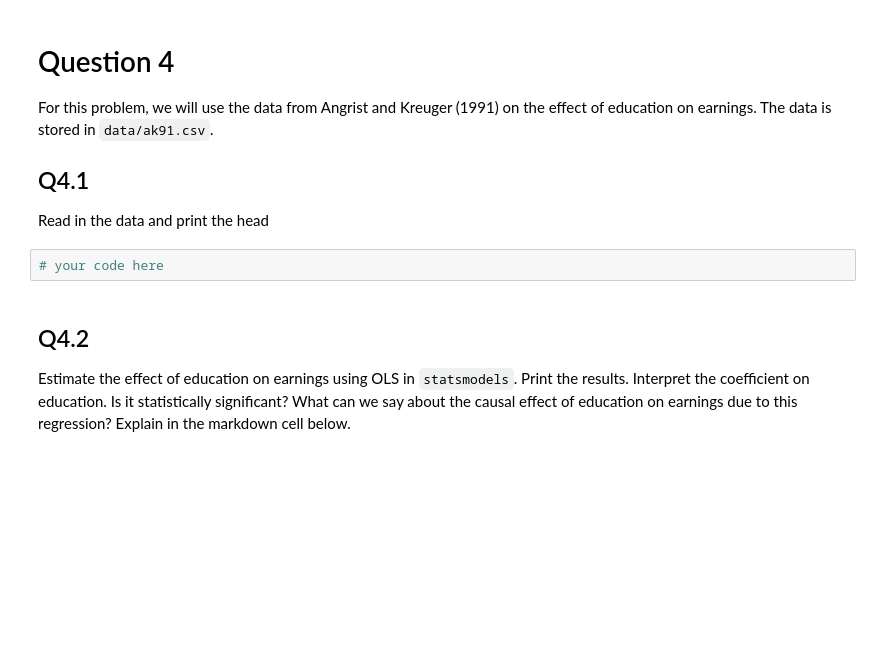
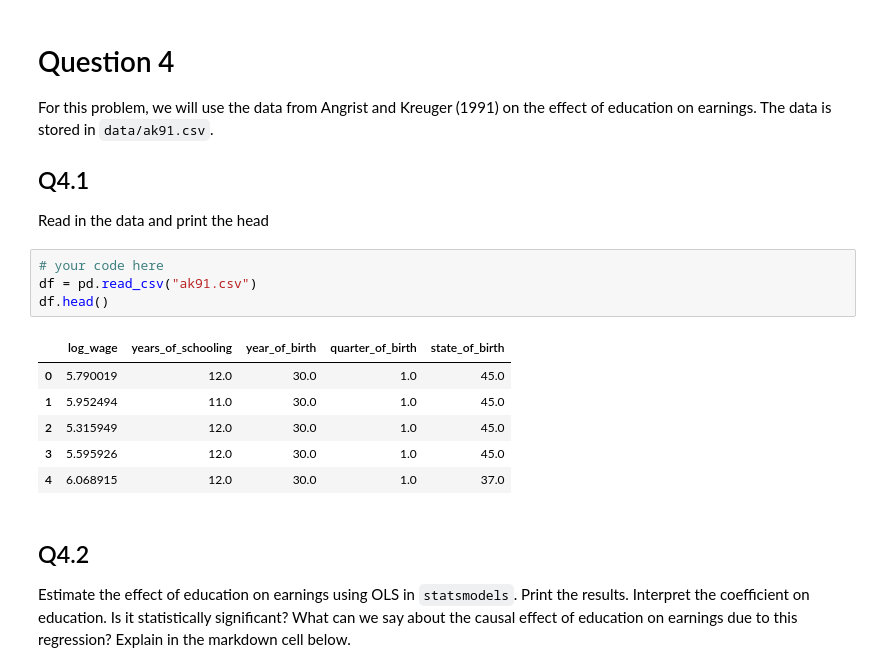
Before and after one commit to ubcecon/ECON526, a Jupyter notebook: problem_sets/midterm_2_practice.ipynb, the cells around one changed output. Saved outputs shown, nothing was run; the diff lists cells and outputs as text; blank space fills up the shorter version.

```diff
--- a/problem_sets/midterm_2_practice.ipynb
+++ b/problem_sets/midterm_2_practice.ipynb
@@ -238,6 +311,15 @@ on the effect of education on earnings. The data is stored in
 Read in the data and print the head
 # %%
 # your code here
+df = pd.read_csv("ak91.csv")
+df.head()
+# %% [output]
+|  | log_wage | years_of_schooling | year_of_birth | quarter_of_birth | state_of_birth |
+| 0 | 5.790019 | 12.0 | 30.0 | 1.0 | 45.0 |
+| 1 | 5.952494 | 11.0 | 30.0 | 1.0 | 45.0 |
+| 2 | 5.315949 | 12.0 | 30.0 | 1.0 | 45.0 |
+| 3 | 5.595926 | 12.0 | 30.0 | 1.0 | 45.0 |
+| 4 | 6.068915 | 12.0 | 30.0 | 1.0 | 37.0 |
 # %% [markdown]
 ## Q4.2
 
```
Also changed, not shown: parts of 15 cells of this notebook, 1 other file.
